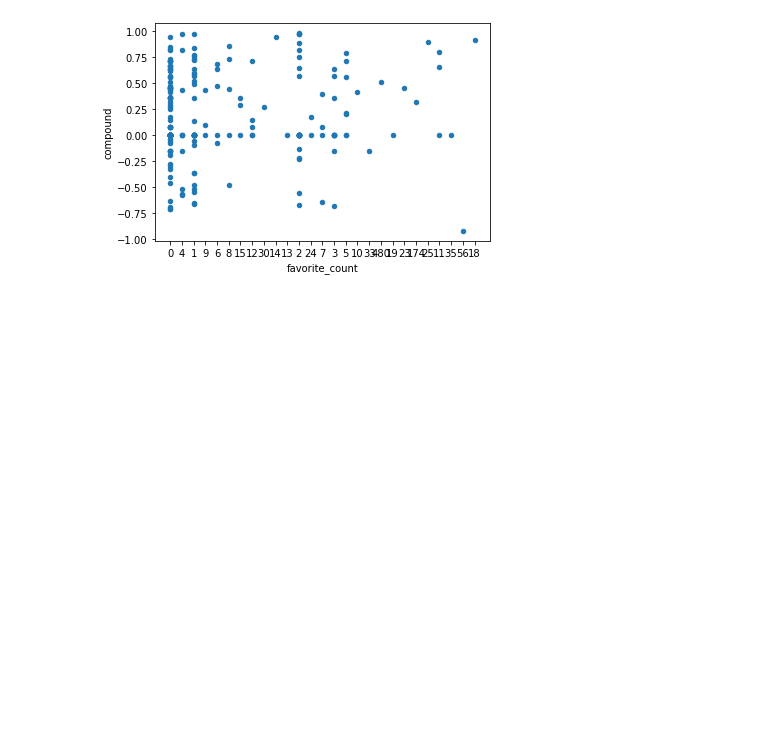
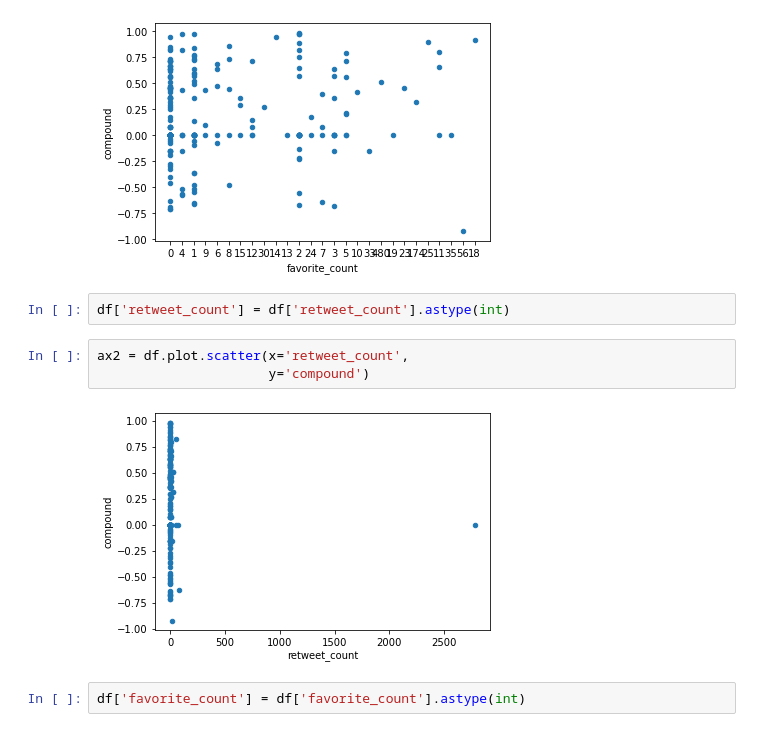
Before and after one commit to samanthasains/RDShipWars, a Jupyter notebook: test-train.ipynb, the cells around one changed output. Cells and saved outputs as stored; diff of their text form; blank space fills up the shorter version.

```diff
--- a/test-train.ipynb
+++ b/test-train.ipynb
@@ -201,3 +201,12 @@ ax3 = df.plot.scatter(x='favorite_count',
                       y='compound')
 # %% [output]
 [figure]
+# %%
+df['retweet_count'] = df['retweet_count'].astype(int)
+# %%
+ax2 = df.plot.scatter(x='retweet_count',
+                      y='compound')
+# %% [output]
+[figure, added]
+# %%
+df['favorite_count'] = df['favorite_count'].astype(int)
```
Also changed, not shown: parts of 7 cells of this notebook, 7 other files.
